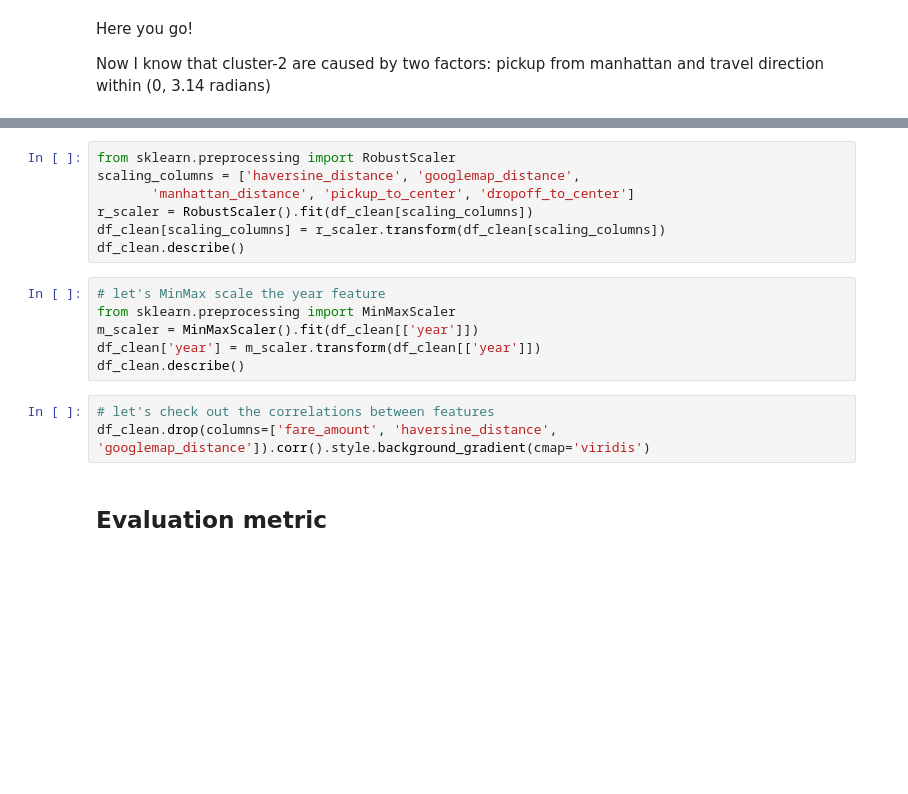
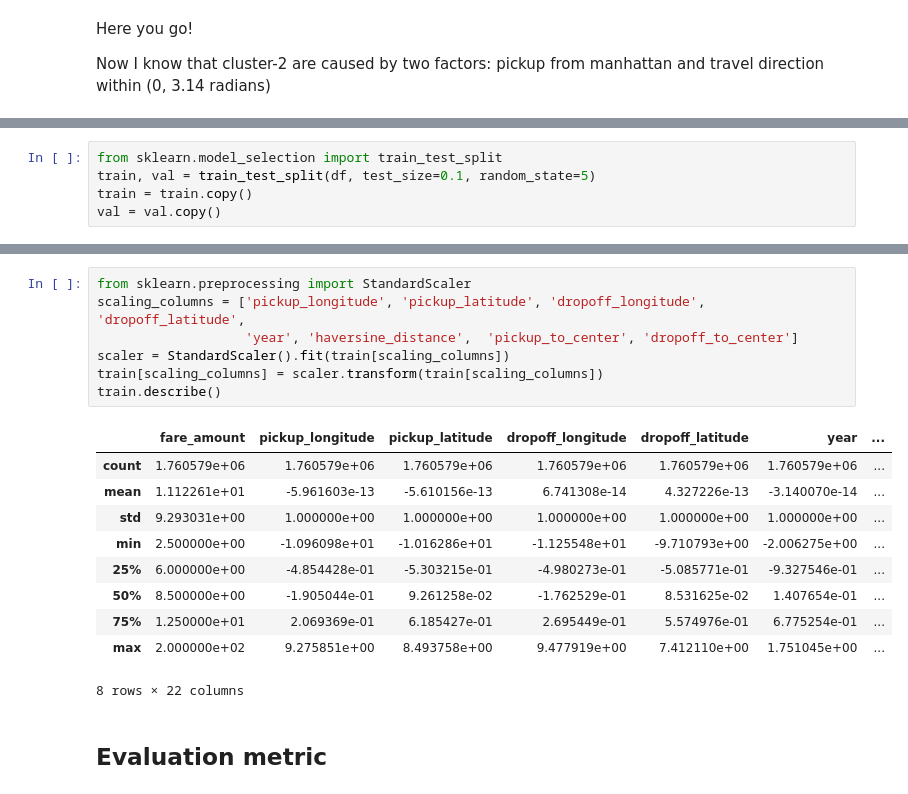
Before and after one commit to Guli-Y/NYCtaxifarePredictor, a Jupyter notebook: notebooks/NYC_taxi_fare_prediction.ipynb, the cells around one changed output, grey strips where cells are left out. Cells and saved outputs as stored; diff of their text form; blank space fills up the shorter version.

```diff
--- a/notebooks/NYC_taxi_fare_prediction.ipynb
+++ b/notebooks/NYC_taxi_fare_prediction.ipynb
@@ -866 +858,6 @@ Now, one more thing, the travel direction is a cyclical feature, meaning directi
+# %%
+from sklearn.model_selection import train_test_split
+train, val = train_test_split(df, test_size=0.1, random_state=5)
+train = train.copy()
+val = val.copy()
 # %% [markdown]
@@ -910,19 +986,21 @@ df_clean[['haversine_distance', 'googlemap_distance',
 # %%
-from sklearn.preprocessing import RobustScaler
-scaling_columns = ['haversine_distance', 'googlemap_distance',
-       'manhattan_distance', 'pickup_to_center', 'dropoff_to_center']
-r_scaler = RobustScaler().fit(df_clean[scaling_columns])
-df_clean[scaling_columns] = r_scaler.transform(df_clean[scaling_columns])
-df_clean.describe()
+from sklearn.preprocessing import StandardScaler
+scaling_columns = ['pickup_longitude', 'pickup_latitude', 'dropoff_longitude', 'dropoff_latitude',
+                   'year', 'haversine_distance',  'pickup_to_center', 'dropoff_to_center']
+scaler = StandardScaler().fit(train[scaling_columns])
+train[scaling_columns] = scaler.transform(train[scaling_columns])
+train.describe()
+# %% [output]
+|  | fare_amount | pickup_longitude | pickup_latitude | dropoff_longitude | dropoff_latitude | year | ... |
+| count | 1.760579e+06 | 1.760579e+06 | 1.760579e+06 | 1.760579e+06 | 1.760579e+06 | 1.760579e+06 | ... |
+| mean | 1.112261e+01 | -5.961603e-13 | -5.610156e-13 | 6.741308e-14 | 4.327226e-13 | -3.140070e-14 | ... |
+| std | 9.293031e+00 | 1.000000e+00 | 1.000000e+00 | 1.000000e+00 | 1.000000e+00 | 1.000000e+00 | ... |
+| min | 2.500000e+00 | -1.096098e+01 | -1.016286e+01 | -1.125548e+01 | -9.710793e+00 | -2.006275e+00 | ... |
+| 25% | 6.000000e+00 | -4.854428e-01 | -5.303215e-01 | -4.980273e-01 | -5.085771e-01 | -9.327546e-01 | ... |
+| 50% | 8.500000e+00 | -1.905044e-01 | 9.261258e-02 | -1.762529e-01 | 8.531625e-02 | 1.407654e-01 | ... |
+| 75% | 1.250000e+01 | 2.069369e-01 | 6.185427e-01 | 2.695449e-01 | 5.574976e-01 | 6.775254e-01 | ... |
+| max | 2.000000e+02 | 9.275851e+00 | 8.493758e+00 | 9.477919e+00 | 7.412110e+00 | 1.751045e+00 | ... |
+8 rows × 22 columns
-# %%
-# let's MinMax scale the year feature
-from sklearn.preprocessing import MinMaxScaler
-m_scaler = MinMaxScaler().fit(df_clean[['year']])
-df_clean['year'] = m_scaler.transform(df_clean[['year']])
-df_clean.describe()
-# %%
-# let's check out the correlations between features
-df_clean.drop(columns=['fare_amount', 'haversine_distance', 'googlemap_distance']).corr().style.background_gradient(cmap='viridis')
 # %% [markdown]
 ## Evaluation metric
 # %% [markdown]
```
Also changed, not shown: parts of 113 cells of this notebook, 1 other file.
